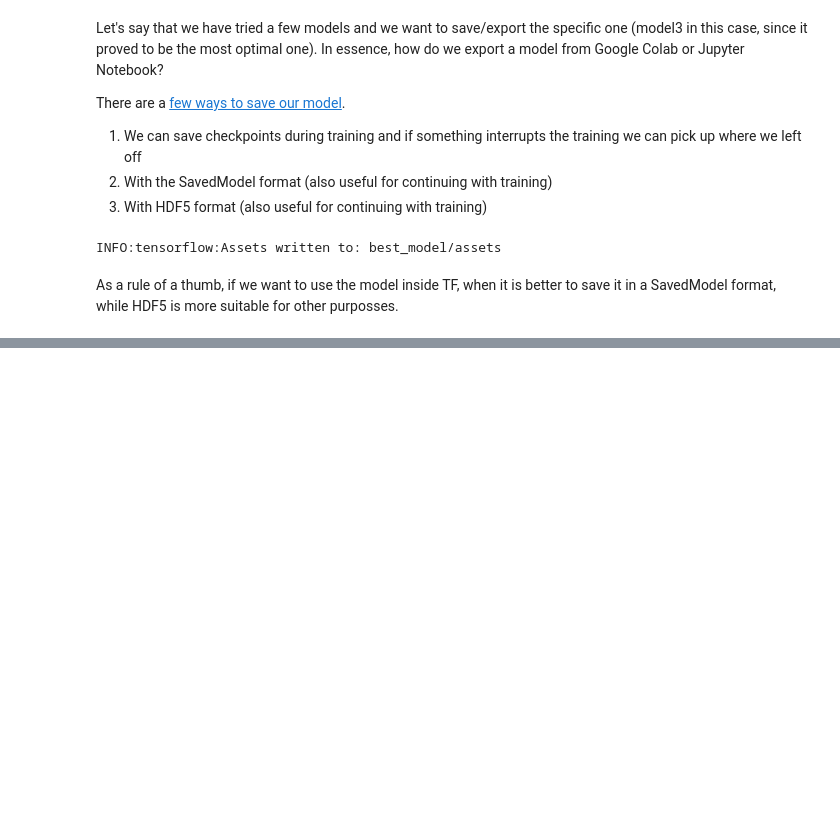
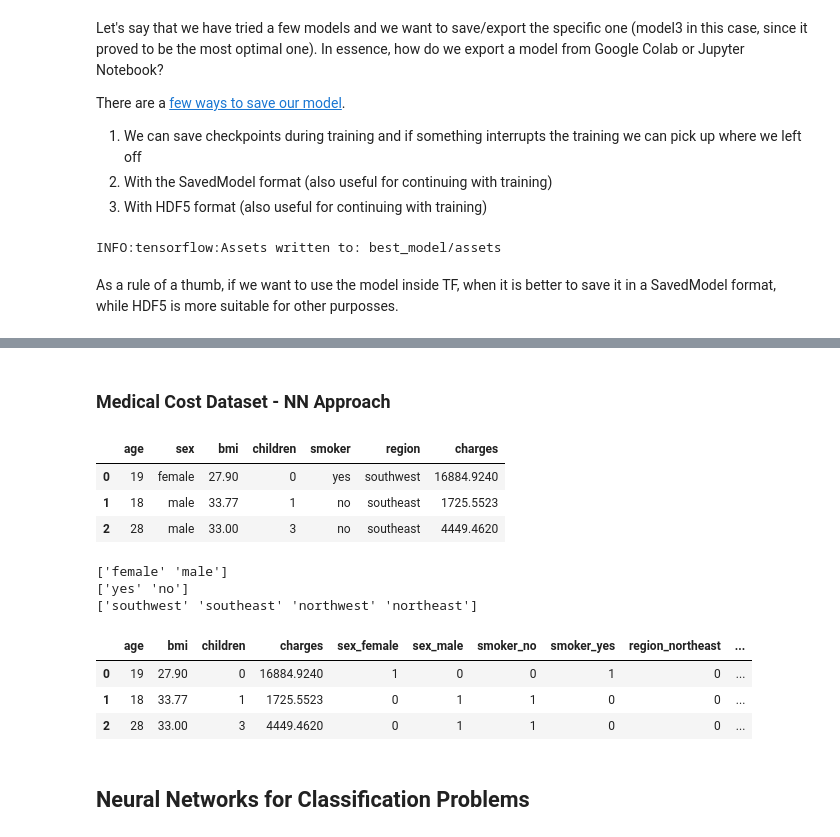
Before and after one commit to emirdemic/Learning-TensorFlow, a Jupyter notebook: TensorFlow.ipynb, the cells around one changed output, grey strips where cells are left out. Saved outputs shown, nothing was run; the diff lists cells and outputs as text; code cells hidden in the pictures; blank space fills up the shorter version.

```diff
--- a/TensorFlow.ipynb
+++ b/TensorFlow.ipynb
@@ -1427,0 +1444,2 @@ plot_model(loaded_model, show_shapes = True)
+# %% [markdown]
+### Medical Cost Dataset - NN Approach
@@ -1427,0 +1452,28 @@ plot_model(loaded_model, show_shapes = True)
+# %%
+# Reading insurance dataset
+data_url = 'https://raw.githubusercontent.com/stedy/Machine-Learning-with-R-datasets/master/insurance.csv'
+insurance = pd.read_csv(data_url)
+insurance.head(3)
+# %% [output]
+|  | age | sex | bmi | children | smoker | region | charges |
+| 0 | 19 | female | 27.90 | 0 | yes | southwest | 16884.9240 |
+| 1 | 18 | male | 33.77 | 1 | no | southeast | 1725.5523 |
+| 2 | 28 | male | 33.00 | 3 | no | southeast | 4449.4620 |
+# %%
+# Let's convert strings into numbers
+print(insurance['sex'].unique())
+print(insurance['smoker'].unique())
+print(insurance['region'].unique())
+# %% [output]
+['female' 'male']
+['yes' 'no']
+['southwest' 'southeast' 'northwest' 'northeast']
+# %%
+# One hot encoding
+insurance_onehot = pd.get_dummies(insurance)
+insurance_onehot.head(3)
+# %% [output]
+|  | age | bmi | children | charges | sex_female | sex_male | smoker_no | smoker_yes | region_northeast | ... |
+| 0 | 19 | 27.90 | 0 | 16884.9240 | 1 | 0 | 0 | 1 | 0 | ... |
+| 1 | 18 | 33.77 | 1 | 1725.5523 | 0 | 1 | 1 | 0 | 0 | ... |
+| 2 | 28 | 33.00 | 3 | 4449.4620 | 0 | 1 | 1 | 0 | 0 | ... |
@@ -1427,0 +1492,2 @@ plot_model(loaded_model, show_shapes = True)
+# %% [markdown]
+## Neural Networks for Classification Problems
```
Also changed, not shown: parts of 24 cells of this notebook.
